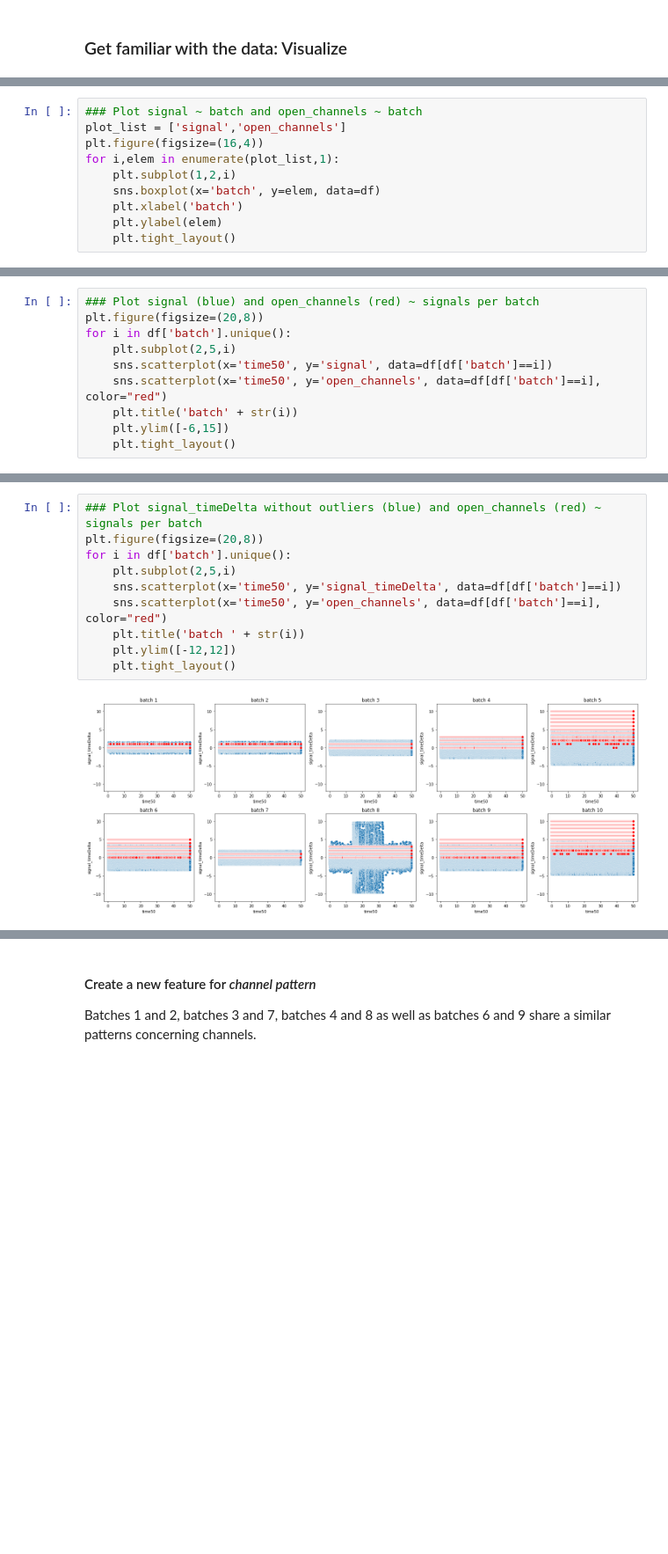
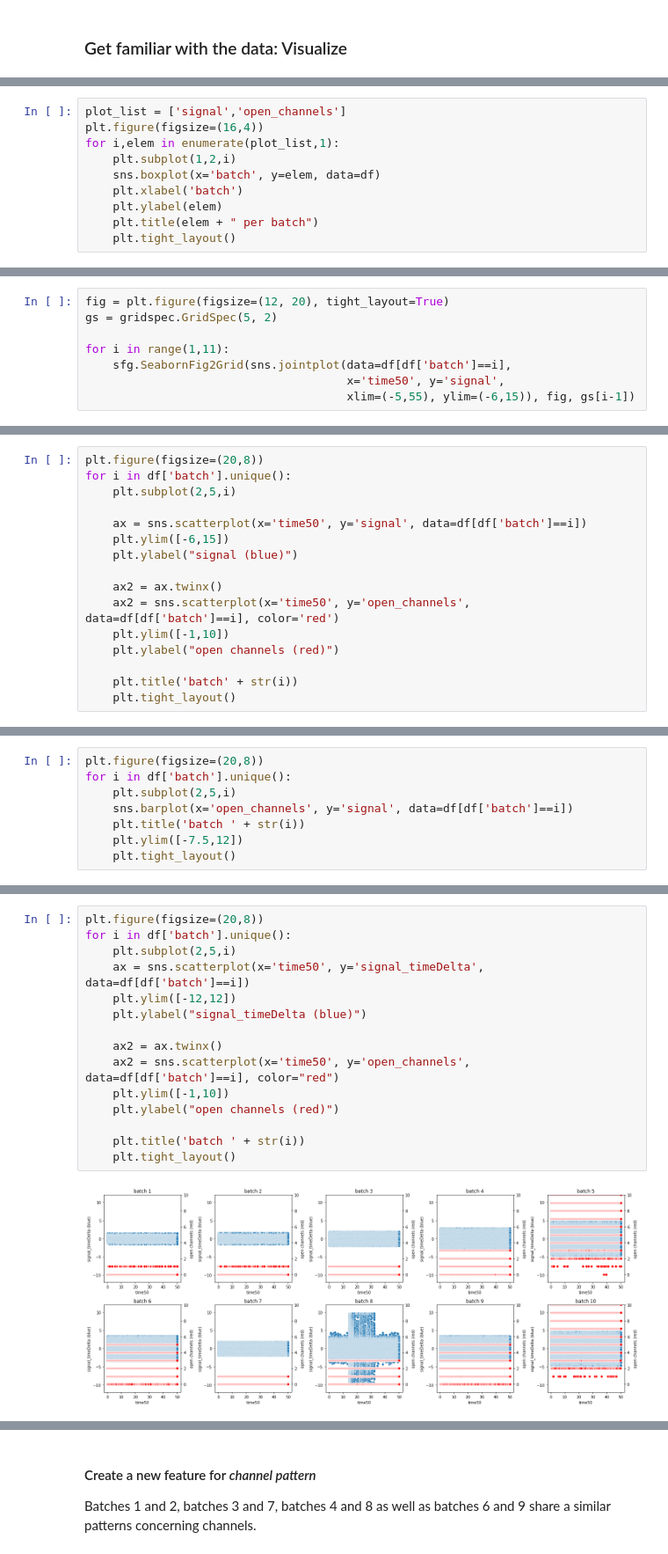
Before and after one commit to Regenplatz/DataScience, a Jupyter notebook: Classifier/IonSwitching/IonSwitching.ipynb, the cells around one changed output, grey strips where cells are left out. Shown at 88% size. Cells and saved outputs as stored; diff of their text form; blank space fills up the shorter version.

Commit message:
structure reorganized, jointplots included

```diff
--- a/Classifier/IonSwitching/IonSwitching.ipynb
+++ b/Classifier/IonSwitching/IonSwitching.ipynb
@@ -54,5 +94,4 @@ for i in df['batch'].unique():
 # %%
-### Plot signal ~ batch and open_channels ~ batch
 plot_list = ['signal','open_channels']
 plt.figure(figsize=(16,4))
 for i,elem in enumerate(plot_list,1):
@@ -60,5 +99,6 @@ for i,elem in enumerate(plot_list,1):
     sns.boxplot(x='batch', y=elem, data=df)
     plt.xlabel('batch')
     plt.ylabel(elem)
+    plt.title(elem + " per batch")
     plt.tight_layout()
 # %% [output]
@@ -65,0 +108,8 @@ for i,elem in enumerate(plot_list,1):
+# %%
+fig = plt.figure(figsize=(12, 20), tight_layout=True)
+gs = gridspec.GridSpec(5, 2)
+
+for i in range(1,11):
+    sfg.SeabornFig2Grid(sns.jointplot(data=df[df['batch']==i],
+                                      x='time50', y='signal',
+                                      xlim=(-5,55), ylim=(-6,15)), fig, gs[i-1])
@@ -66,11 +120,17 @@ for i,elem in enumerate(plot_list,1):
 # %%
-### Plot signal (blue) and open_channels (red) ~ signals per batch
 plt.figure(figsize=(20,8))
 for i in df['batch'].unique():
     plt.subplot(2,5,i)
-    sns.scatterplot(x='time50', y='signal', data=df[df['batch']==i])
-    sns.scatterplot(x='time50', y='open_channels', data=df[df['batch']==i], color="red")
+
+    ax = sns.scatterplot(x='time50', y='signal', data=df[df['batch']==i])
+    plt.ylim([-6,15])
+    plt.ylabel("signal (blue)")
+
+    ax2 = ax.twinx()
+    ax2 = sns.scatterplot(x='time50', y='open_channels', data=df[df['batch']==i], color='red')
+    plt.ylim([-1,10])
+    plt.ylabel("open channels (red)")
+
     plt.title('batch' + str(i))
-    plt.ylim([-6,15])
     plt.tight_layout()
 # %% [output]
@@ -77,0 +168,8 @@ for i in df['batch'].unique():
+# %%
+plt.figure(figsize=(20,8))
+for i in df['batch'].unique():
+    plt.subplot(2,5,i)
+    sns.barplot(x='open_channels', y='signal', data=df[df['batch']==i])
+    plt.title('batch ' + str(i))
+    plt.ylim([-7.5,12])
+    plt.tight_layout()
@@ -98,12 +202,17 @@ for elem in df["batch"].unique():
 # %%
-### Plot signal_timeDelta without outliers (blue) and open_channels (red) ~ signals per batch
 plt.figure(figsize=(20,8))
 for i in df['batch'].unique():
     plt.subplot(2,5,i)
-    sns.scatterplot(x='time50', y='signal_timeDelta', data=df[df['batch']==i])
-    sns.scatterplot(x='time50', y='open_channels', data=df[df['batch']==i], color="red")
+    ax = sns.scatterplot(x='time50', y='signal_timeDelta', data=df[df['batch']==i])
+    plt.ylim([-12,12])
+    plt.ylabel("signal_timeDelta (blue)")
+
+    ax2 = ax.twinx()
+    ax2 = sns.scatterplot(x='time50', y='open_channels', data=df[df['batch']==i], color="red")
+    plt.ylim([-1,10])
+    plt.ylabel("open channels (red)")
+
     plt.title('batch ' + str(i))
-    plt.ylim([-12,12])
     plt.tight_layout()
 # %% [output]
-[figure, old version]
+[figure, new version]
```
Also changed, not shown: parts of 39 cells of this notebook.
